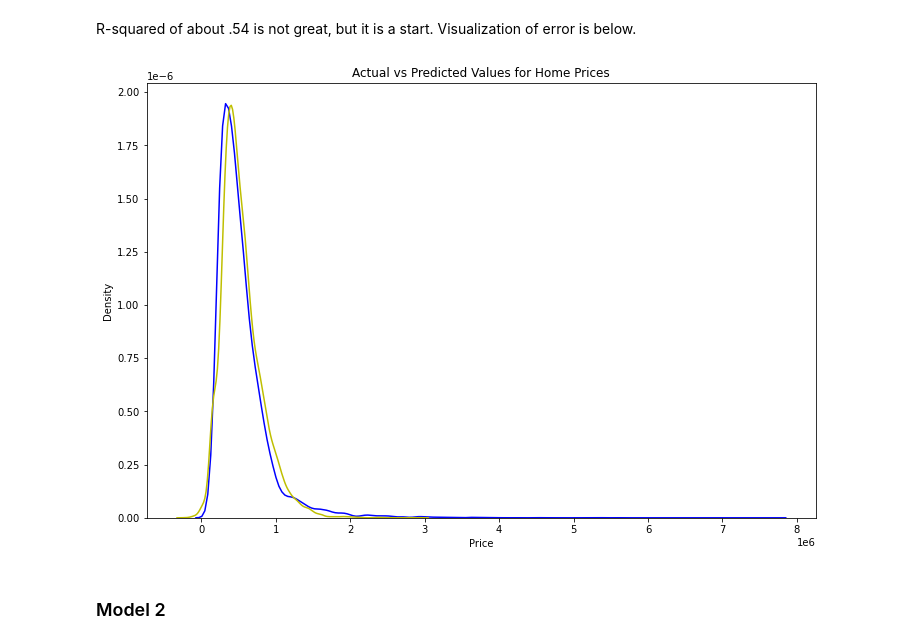
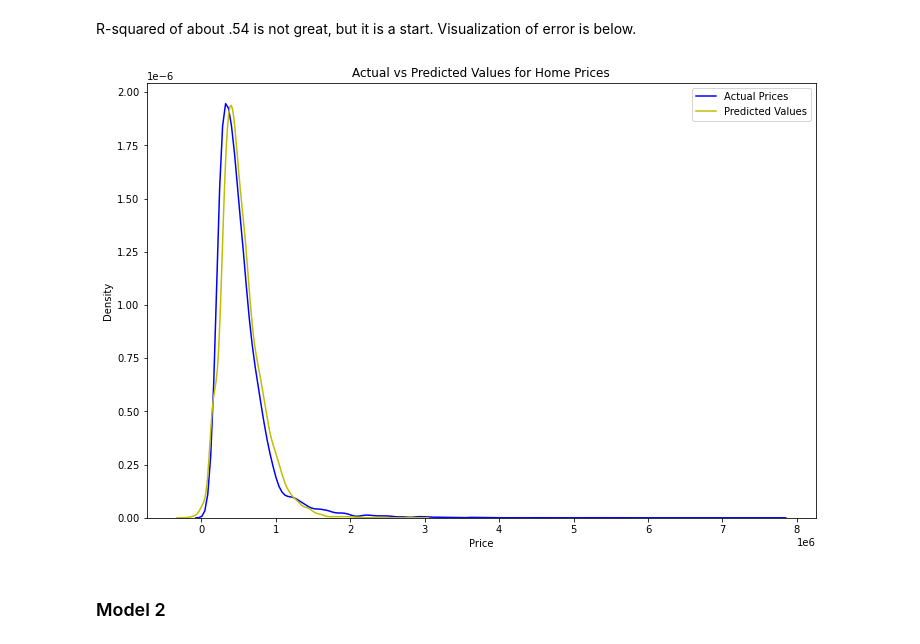
Before and after one commit to samoliver3/dsc-phase-2-project-v2-3, a Jupyter notebook: student.ipynb, the cells around one changed output. Cells and saved outputs as stored; diff of their text form; code cells hidden in the pictures.

```diff
--- a/student.ipynb
+++ b/student.ipynb
@@ -173,7 +173,12 @@ df.loc[df['sqft_basement'] == '?', 'sqft_basement'] = '0'     # handle ?
 
 # convert altered values to integer
 for c in obj_cols:
-    df = df.astype({c: int})
+    # prevent issues of casting int to the string '0.0'
+    if c == 'sqft_basement':
+        df = df.astype({c: float})
+        df = df.astype({c: int})
+    else:
+        df = df.astype({c: int})
 
 # check
 for c in obj_cols:
@@ -347,21 +352,22 @@ Visualization of error is below.
 # %%
 # visualize the error
 X_train, X_test, y_train, y_test = train_test_split(X, y, random_state=24)
 y_hat = lr.predict(X_train)
 
 plt.figure(figsize=(12, 8))
 
 ax = sns.distplot(df['price'], hist=False, color="b", label="Actual Prices")
 sns.distplot(y_hat, hist=False, color="y", label="Predicted Values" , ax=ax)
 
 
 plt.title('Actual vs Predicted Values for Home Prices')
 plt.xlabel('Price')
 plt.ylabel('Density')
 
+plt.legend()
 plt.show()
 plt.close()
 # %% [output]
-[figure, old version]
+[figure, new version]
 # %% [markdown]
 ### Model 2
```
Also changed, not shown: parts of 27 cells of this notebook.
